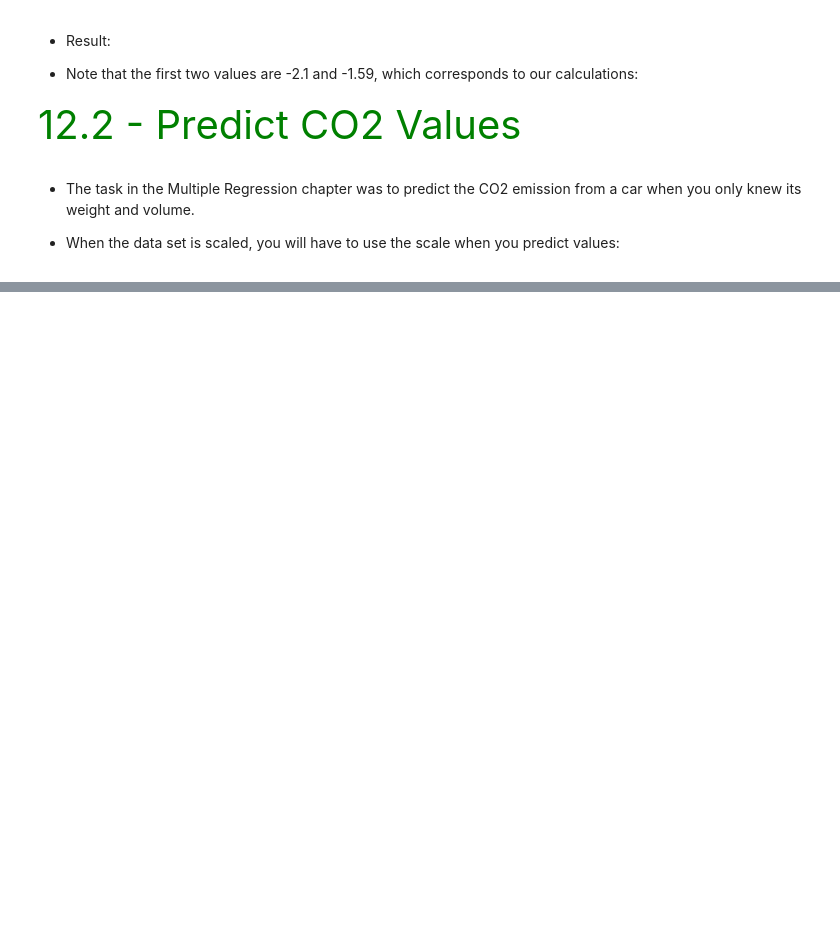
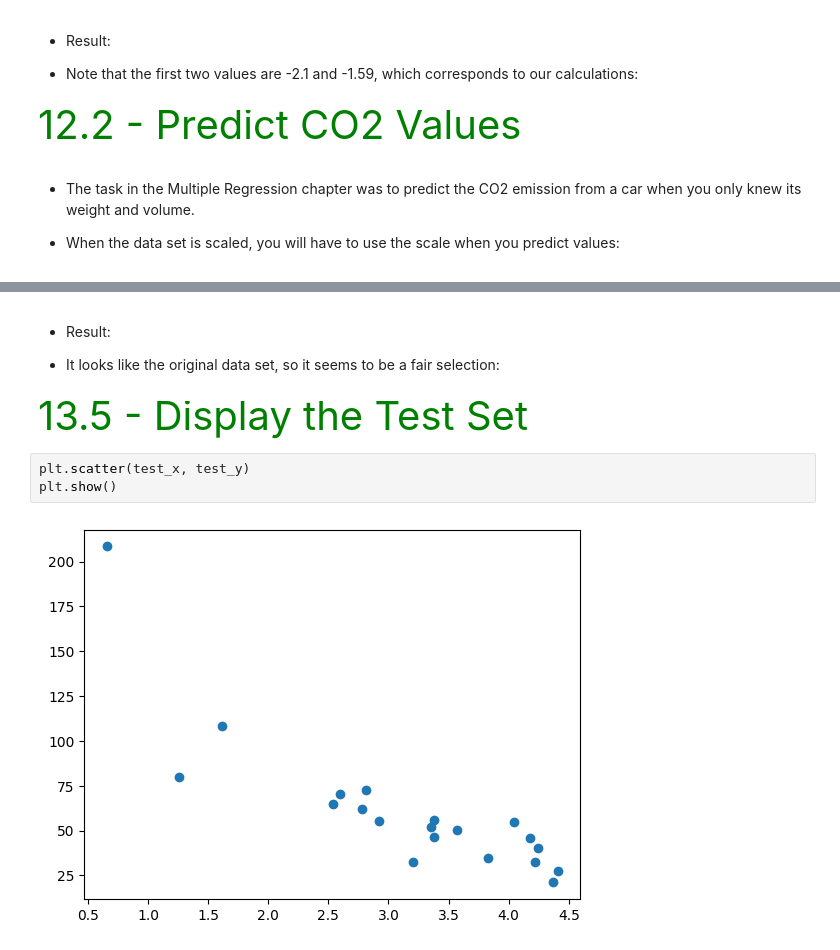
Before and after one commit to SouLayman2022/W3_machine_learning, a Jupyter notebook: Machine _learning_algorithmes.ipynb, the cells around one changed output, grey strips where cells are left out. Drawn from its saved outputs; the diff is of its cells as text; blank space fills up the shorter version.

```diff
--- a/Machine _learning_algorithmes.ipynb
+++ b/Machine _learning_algorithmes.ipynb
@@ -738,0 +670,11 @@ print(predictedCO2)
+# %% [markdown]
+- Result:
+
+- It looks like the original data set, so it seems to be a fair selection:
+# %% [markdown]
+<span style='color:green; font-size:40px'>13.5 - Display the Test Set </span>
+# %%
+plt.scatter(test_x, test_y)
+plt.show()
+# %% [output]
+[figure, added]
```
Also changed, not shown: parts of 63 cells of this notebook, 1 other file.
